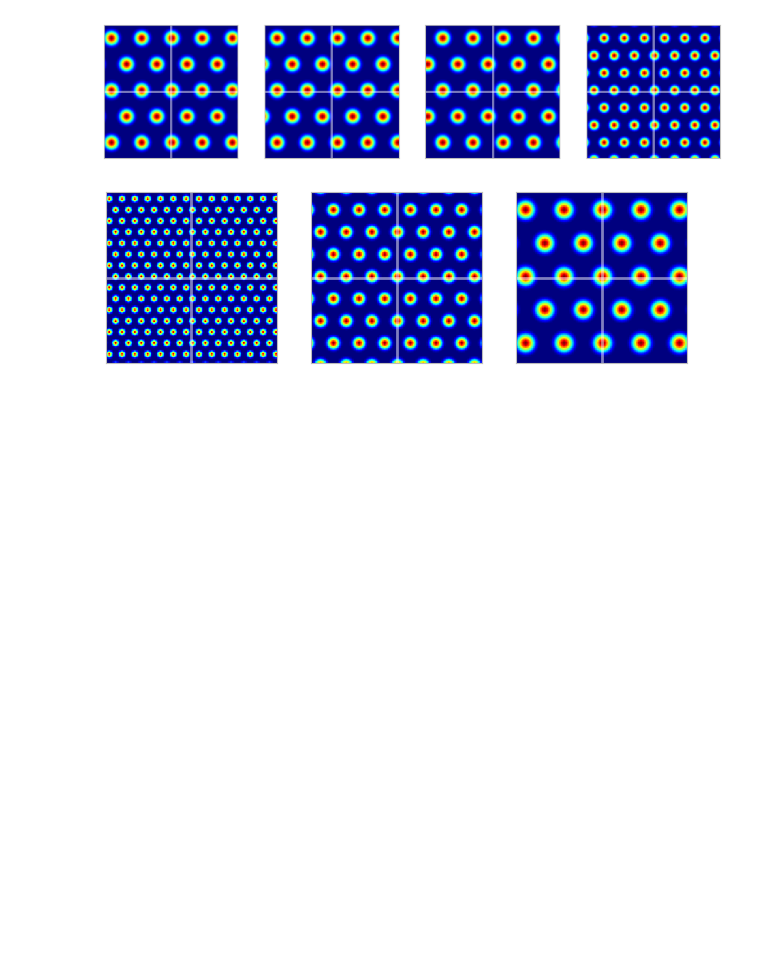
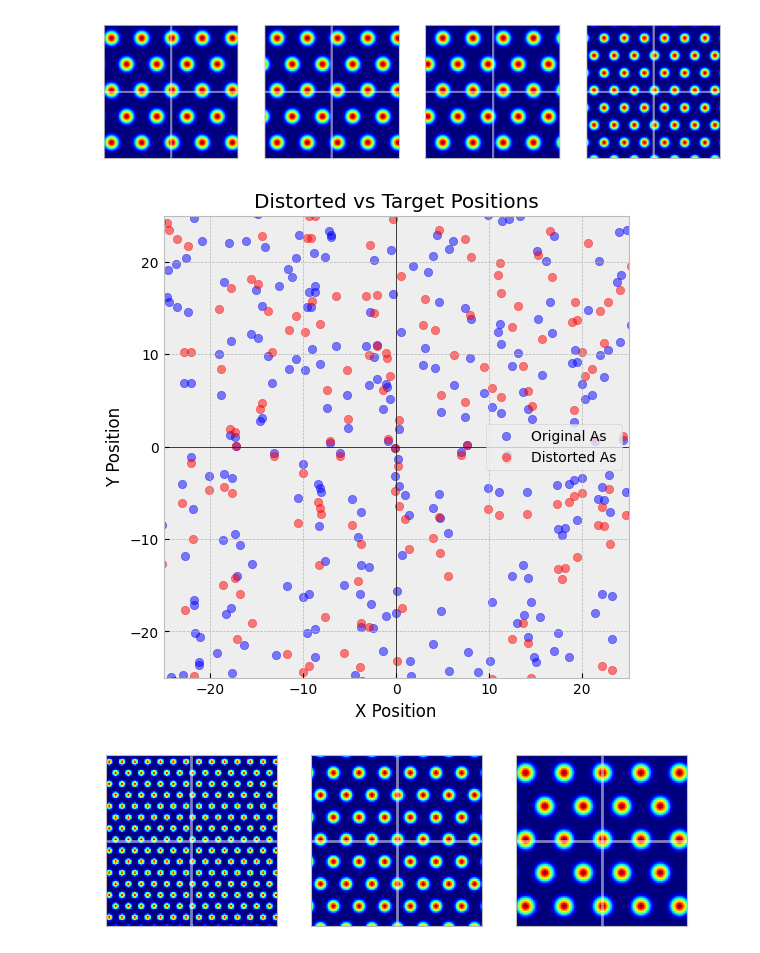
Before and after one commit to hectorleos/grid-cell-decoding, a Jupyter notebook: analysis.ipynb, the cells around one changed output. Drawn from its saved outputs; the diff is of its cells as text; code cells hidden in the pictures; blank space fills up the shorter version.

```diff
--- a/analysis.ipynb
+++ b/analysis.ipynb
@@ -52,6 +52,32 @@ def plot_grid_cell_maps(Zs, arena_width):
 plot_grid_cell_maps(Zs, arena_width)
 # %% [output]
 [figure]
+# %%
+from utils import GC_Distortion
+arena_width = 50
+N = 1000
+a_s = [(np.random.rand(N) * arena_width * 2) - arena_width for _ in range(2)]
+b_s = [np.zeros(N) for _ in range(2)]  # Target positions are all zeros [(np.random.rand(N) * arena_width * 2) - arena_width for _ in range(2)]
+gc_distortionn = GC_Distortion(distortion='stretch', a=1, b=0.67)
+a_s_dist = gc_distortionn.apply(a_s[0], a_s[1])
+b_s_dist = gc_distortionn.apply(b_s[0], b_s[1])
+
+# Plotting the distorted positions
+plt.figure(figsize=(6, 6))
+plt.scatter(a_s[0], a_s[1], color='blue', label='Original As', alpha=0.5)
+plt.scatter(a_s_dist[0], a_s_dist[1], color='red', label='Distorted As', alpha=0.5)
+#plt.scatter(b_s_dist, b_s_dist, color='red', label='Distorted Bs', alpha=0.5)
+plt.xlim(-arena_width/2, arena_width/2)
+plt.ylim(-arena_width/2, arena_width/2)
+plt.axhline(0, color='black', linewidth=0.5)
+plt.axvline(0, color='black', linewidth=0.5)
+plt.title('Distorted vs Target Positions')
+plt.xlabel('X Position')
+plt.ylabel('Y Position')
+plt.legend()
+plt.grid(True)
+# %% [output]
+[figure, added]
 # %%
 Z_1 = gc(X, Y, s=0.3, r=r, o_x=o_x, o_y=o_y)
 Z_2 = gc(X, Y, s=0.6, r=r, o_x=o_x, o_y=o_y)
```
Also changed, not shown: parts of 1 cell of this notebook, 26 other files.
